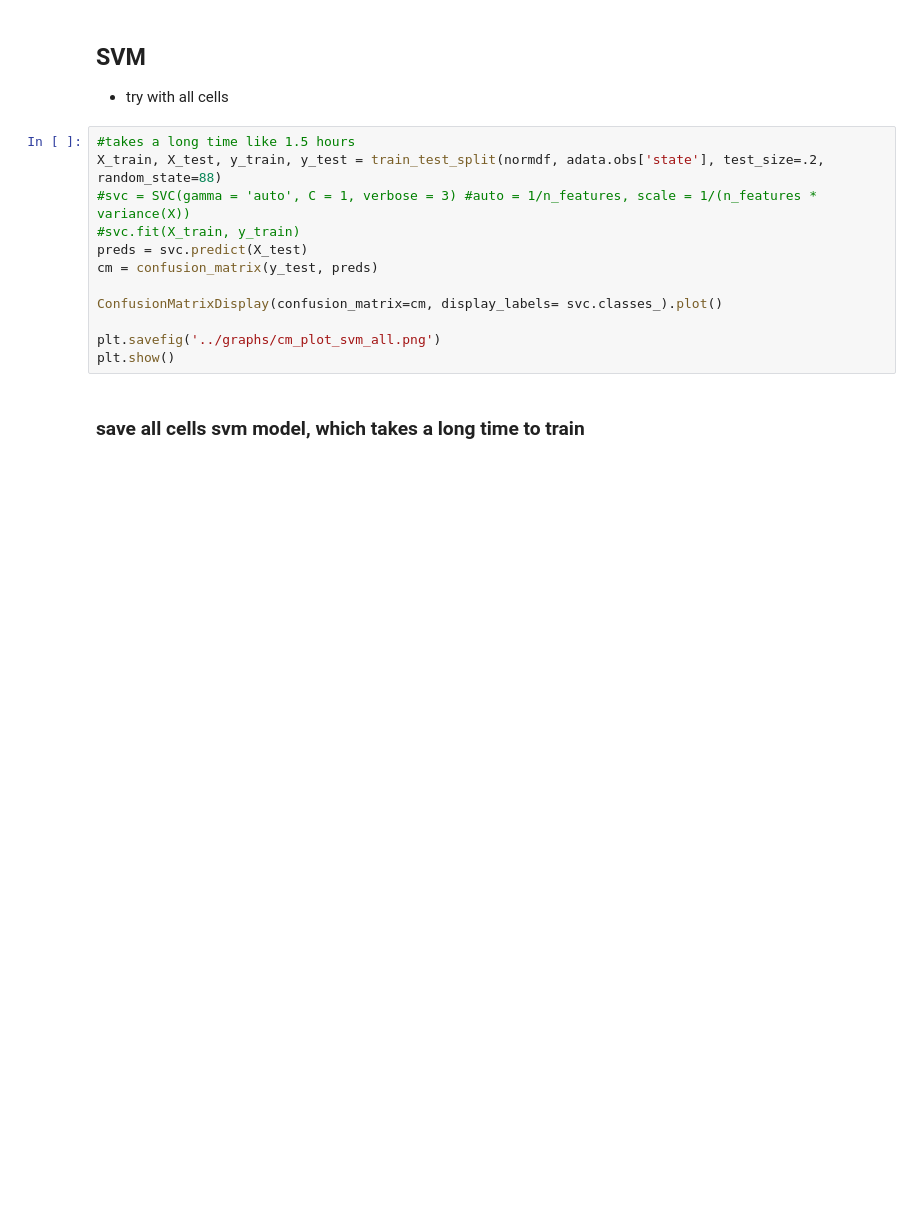
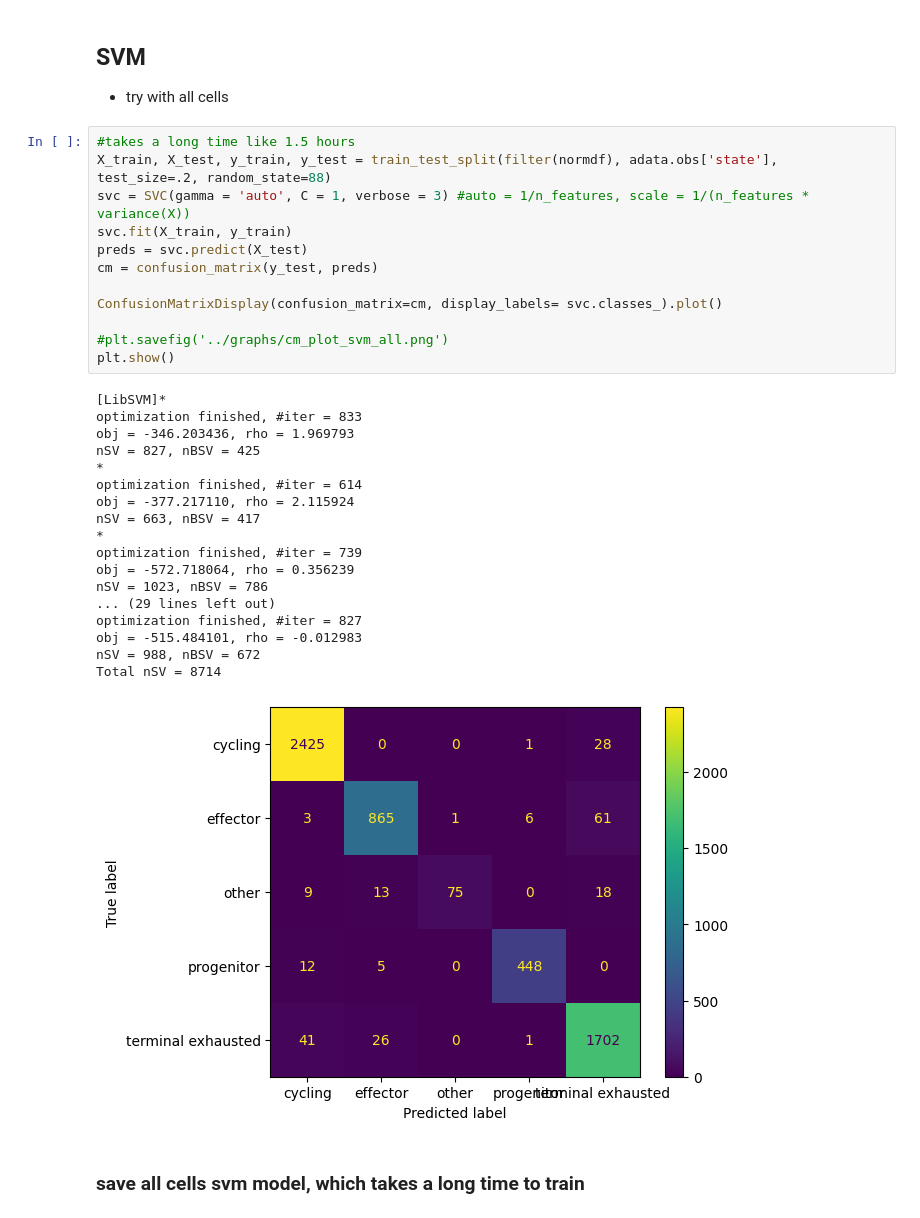
Before and after one commit to amandakhoo/CIDS2023, a Jupyter notebook: classifer.ipynb, the cells around one changed output. Cells and saved outputs as stored; diff of their text form; blank space fills up the shorter version.

```diff
--- a/classifer.ipynb
+++ b/classifer.ipynb
@@ -147,16 +203,35 @@ SVC(C=100.0, gamma=0.0001)
 - try with all cells
 # %%
 #takes a long time like 1.5 hours
-X_train, X_test, y_train, y_test = train_test_split(normdf, adata.obs['state'], test_size=.2, random_state=88)
-#svc = SVC(gamma = 'auto', C = 1, verbose = 3) #auto = 1/n_features, scale = 1/(n_features * variance(X))
-#svc.fit(X_train, y_train)
+X_train, X_test, y_train, y_test = train_test_split(filter(normdf), adata.obs['state'], test_size=.2, random_state=88)
+svc = SVC(gamma = 'auto', C = 1, verbose = 3) #auto = 1/n_features, scale = 1/(n_features * variance(X))
+svc.fit(X_train, y_train)
 preds = svc.predict(X_test)
 cm = confusion_matrix(y_test, preds)
 
 ConfusionMatrixDisplay(confusion_matrix=cm, display_labels= svc.classes_).plot()
 
-plt.savefig('../graphs/cm_plot_svm_all.png')
+#plt.savefig('../graphs/cm_plot_svm_all.png')
 plt.show()
+# %% [output]
+[LibSVM]*
+optimization finished, #iter = 833
+obj = -346.203436, rho = 1.969793
+nSV = 827, nBSV = 425
+*
+optimization finished, #iter = 614
+obj = -377.217110, rho = 2.115924
+nSV = 663, nBSV = 417
+*
+optimization finished, #iter = 739
+obj = -572.718064, rho = 0.356239
+nSV = 1023, nBSV = 786
+... (29 lines left out)
+optimization finished, #iter = 827
+obj = -515.484101, rho = -0.012983
+nSV = 988, nBSV = 672
+Total nSV = 8714
+[figure, added]
 # %% [markdown]
 ### save all cells svm model, which takes a long time to train
 # %%
```
Also changed, not shown: parts of 8 cells of this notebook, 1 other file.
